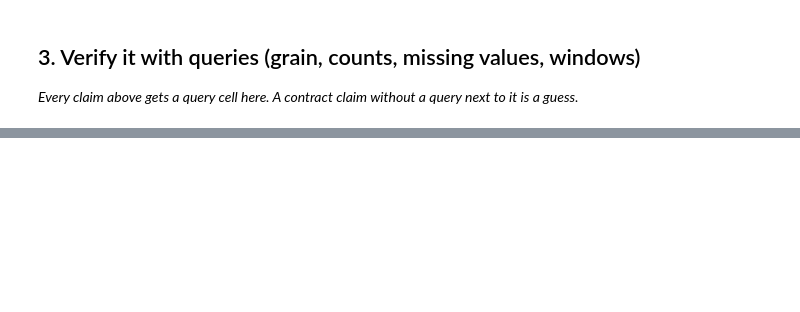
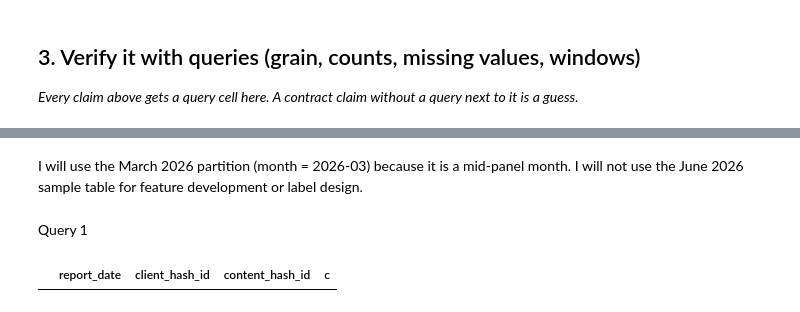
Before and after one commit to sakshi987123/flyrank-ml-internship, a Jupyter notebook: work/notebooks/w03_data_contract.ipynb, the cells around one changed output, grey strips where cells are left out. Drawn from its saved outputs; the diff is of its cells as text; code cells hidden in the pictures; blank space fills up the shorter version.

```diff
--- a/work/notebooks/w03_data_contract.ipynb
+++ b/work/notebooks/w03_data_contract.ipynb
@@ -36,0 +130,19 @@ This skeleton is yours to fill. Work the sections **in order** — each one has
+# %% [markdown]
+I will use the March 2026 partition (month = 2026-03) because it is a mid-panel month. I will not use the June 2026 sample table for feature development or label design.
+# %% [markdown]
+Query 1
+# %%
+con.sql(f"""
+SELECT
+report_date,
+client_hash_id,
+content_hash_id,
+COUNT(*) c
+FROM {TABLES['fact_daily']}
+WHERE report_date BETWEEN '2026-03-01' AND '2026-03-31'
+GROUP BY 1,2,3
+HAVING COUNT(*)>1
+LIMIT 5;
+""").df()
+# %% [output]
+|  | report_date | client_hash_id | content_hash_id | c |
```
Also changed, not shown: parts of 23 cells of this notebook.
